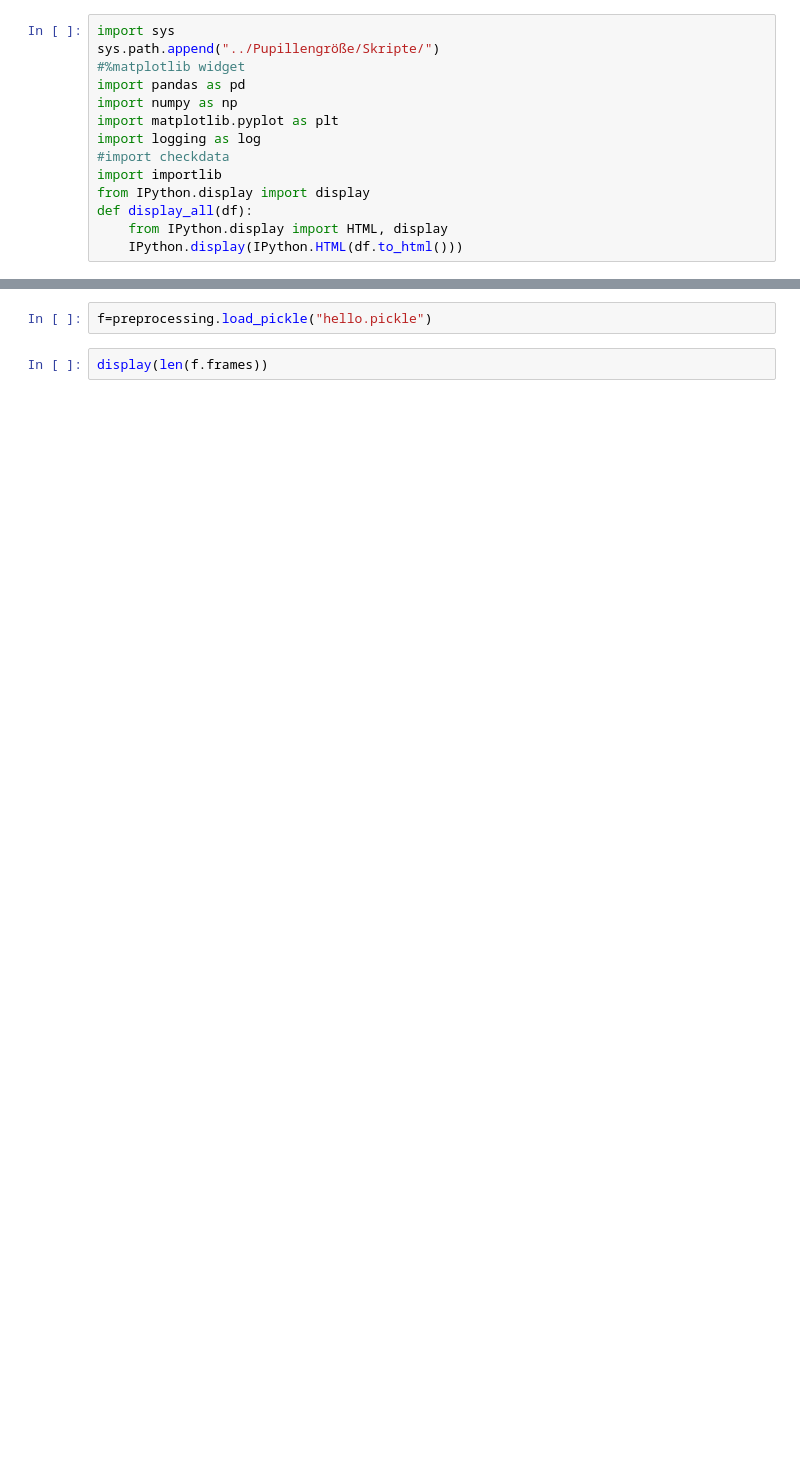
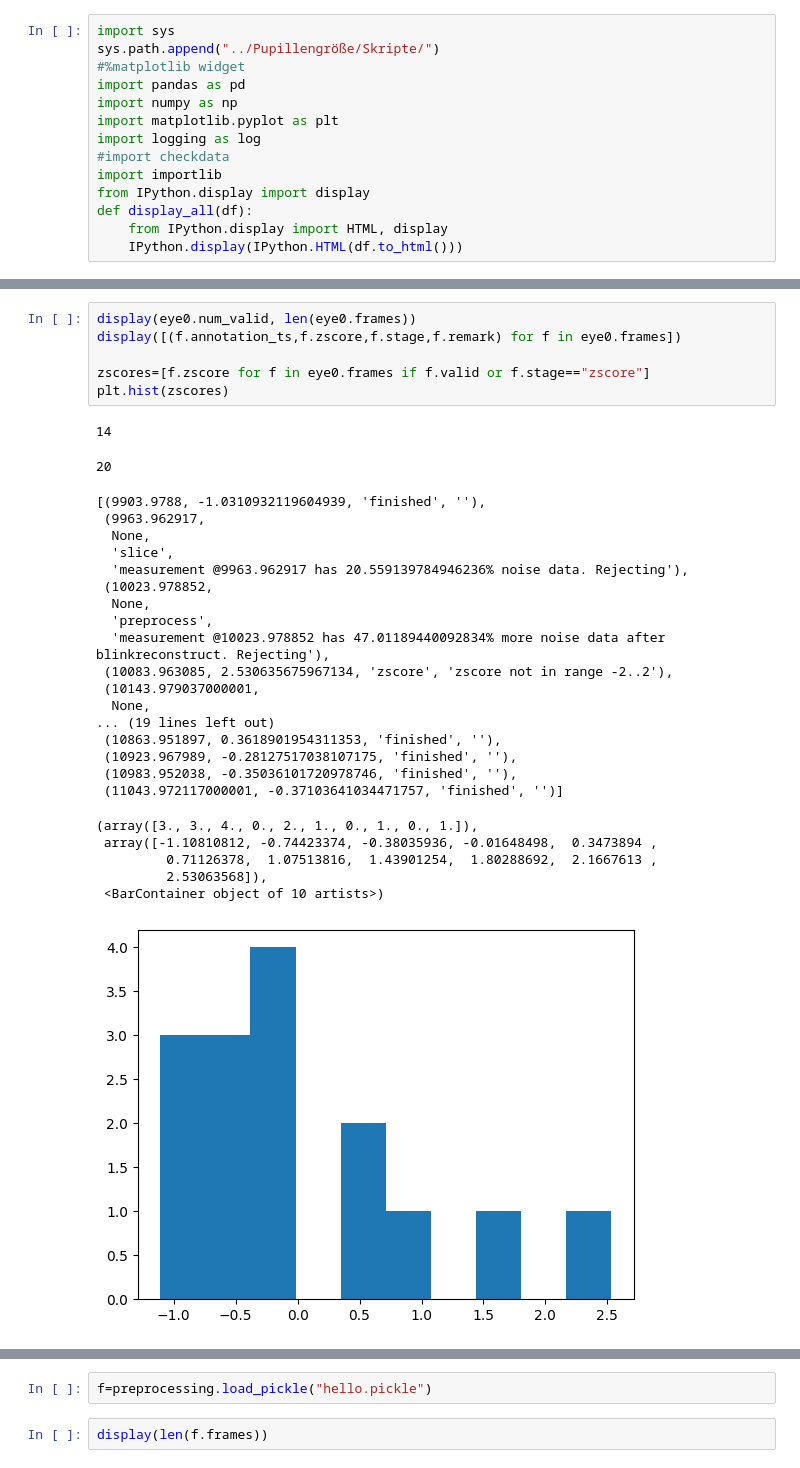
Before and after one commit to KathaMei/Pupille, a Jupyter notebook: notebooks/smooth.ipynb, the cells around one changed output, grey strips where cells are left out. Cells and saved outputs as stored; diff of their text form; blank space fills up the shorter version.

```diff
--- a/notebooks/smooth.ipynb
+++ b/notebooks/smooth.ipynb
@@ -114 +115,33 @@ for what_pf in eye0.frames:
+# %%
+display(eye0.num_valid, len(eye0.frames))
+display([(f.annotation_ts,f.zscore,f.stage,f.remark) for f in eye0.frames])
+
+zscores=[f.zscore for f in eye0.frames if f.valid or f.stage=="zscore"]
+plt.hist(zscores)
+# %% [output]
+14
+20
+[(9903.9788, -1.0310932119604939, 'finished', ''),
+ (9963.962917,
+  None,
+  'slice',
+  'measurement @9963.962917 has 20.559139784946236% noise data. Rejecting'),
+ (10023.978852,
+  None,
+  'preprocess',
+  'measurement @10023.978852 has 47.01189440092834% more noise data after blinkreconstruct. Rejecting'),
+ (10083.963085, 2.530635675967134, 'zscore', 'zscore not in range -2..2'),
+ (10143.979037000001,
+  None,
+... (19 lines left out)
+ (10863.951897, 0.3618901954311353, 'finished', ''),
+ (10923.967989, -0.28127517038107175, 'finished', ''),
+ (10983.952038, -0.35036101720978746, 'finished', ''),
+ (11043.972117000001, -0.37103641034471757, 'finished', '')]
+(array([3., 3., 4., 0., 2., 1., 0., 1., 0., 1.]),
+ array([-1.10810812, -0.74423374, -0.38035936, -0.01648498,  0.3473894 ,
+         0.71126378,  1.07513816,  1.43901254,  1.80288692,  2.1667613 ,
+         2.53063568]),
+ <BarContainer object of 10 artists>)
+[figure, added]
 # %%
```
Also changed, not shown: parts of 5 cells of this notebook, 6 other files.
